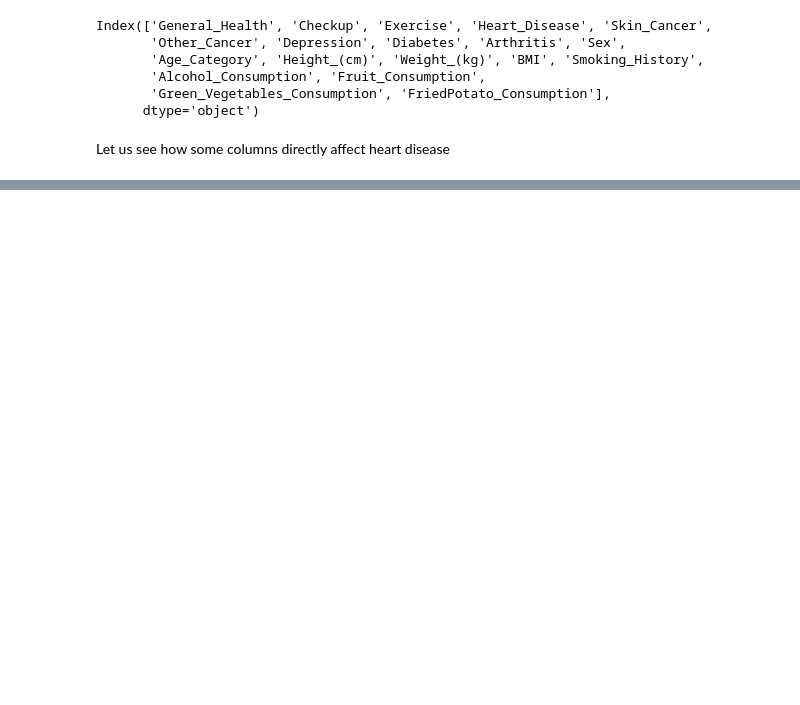
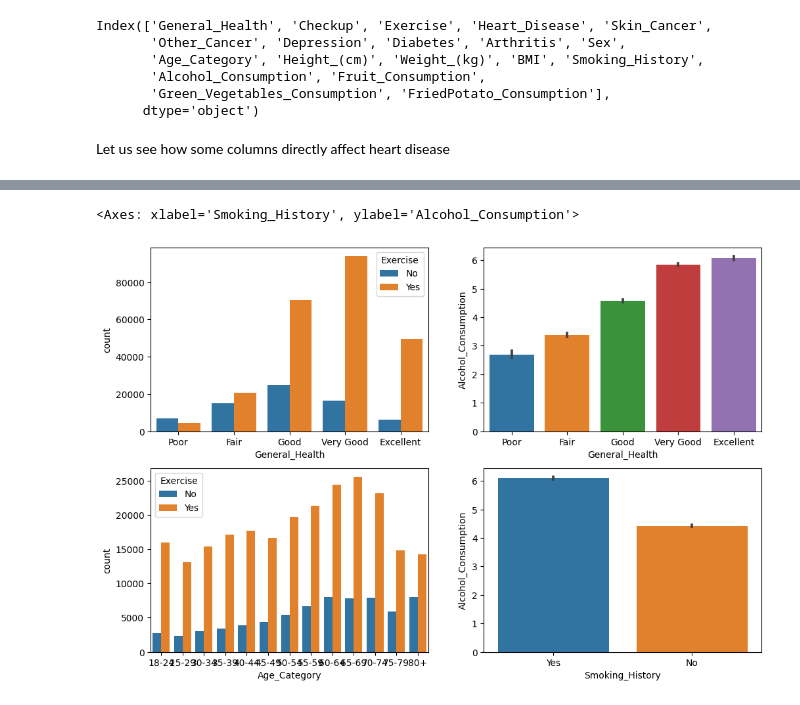
Before and after one commit to Kowallskiy/Cardiovascular-Disease-Risk-Prediction, a Jupyter notebook: Data_Analysis.ipynb, the cells around one changed output, grey strips where cells are left out. Drawn from its saved outputs; the diff is of its cells as text; code cells hidden in the pictures; blank space fills up the shorter version.

```diff
--- a/Data_Analysis.ipynb
+++ b/Data_Analysis.ipynb
@@ -45,0 +75,14 @@ sns.lineplot()
+# %%
+fig, axes = plt.subplots(nrows=2, ncols=2, figsize=(12, 8))
+
+general_health_order = ["Poor", "Fair", "Good", "Very Good", "Excellent"]
+
+sns.countplot(x="General_Health", hue="Exercise", data = disease_data, order=general_health_order, ax=axes[0, 0])
+sns.barplot(x='General_Health', y='Alcohol_Consumption', data=disease_data, order=general_health_order, estimator='mean', ax=axes[0, 1])
+age_category_order = ['18-24', '25-29', '30-34', '35-39', '40-44', '45-49', '50-54', '55-59', '60-64', '65-69', '70-74', '75-79', '80+']
+sns.countplot(x="Age_Category", hue="Exercise", data=disease_data, order=age_category_order, ax=axes[1, 0])
+
+sns.barplot(x='Smoking_History', y='Alcohol_Consumption', data=disease_data, estimator='mean', ax=axes[1, 1])
+# %% [output]
+<Axes: xlabel='Smoking_History', ylabel='Alcohol_Consumption'>
+[figure, added]
```
Also changed, not shown: parts of 8 cells of this notebook.
